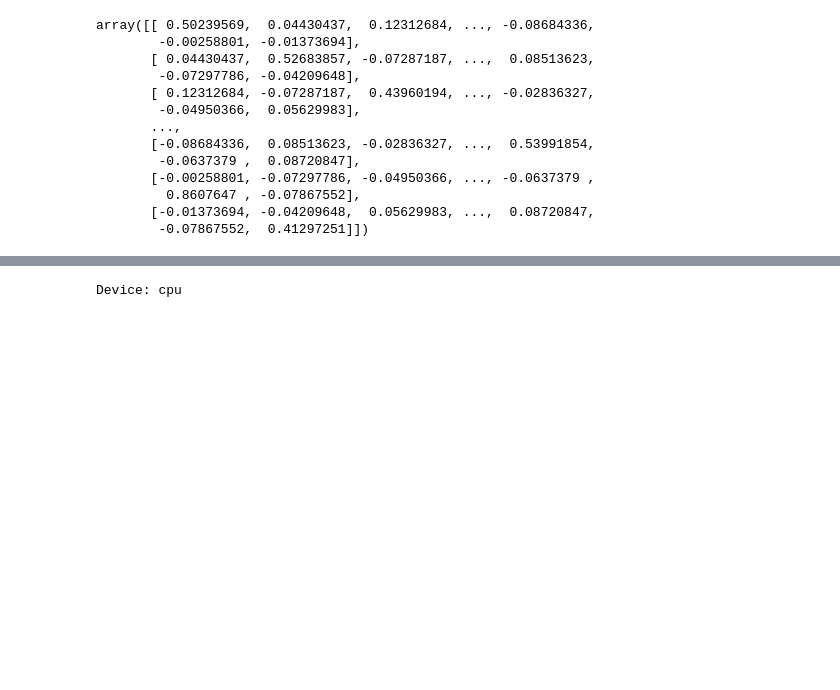
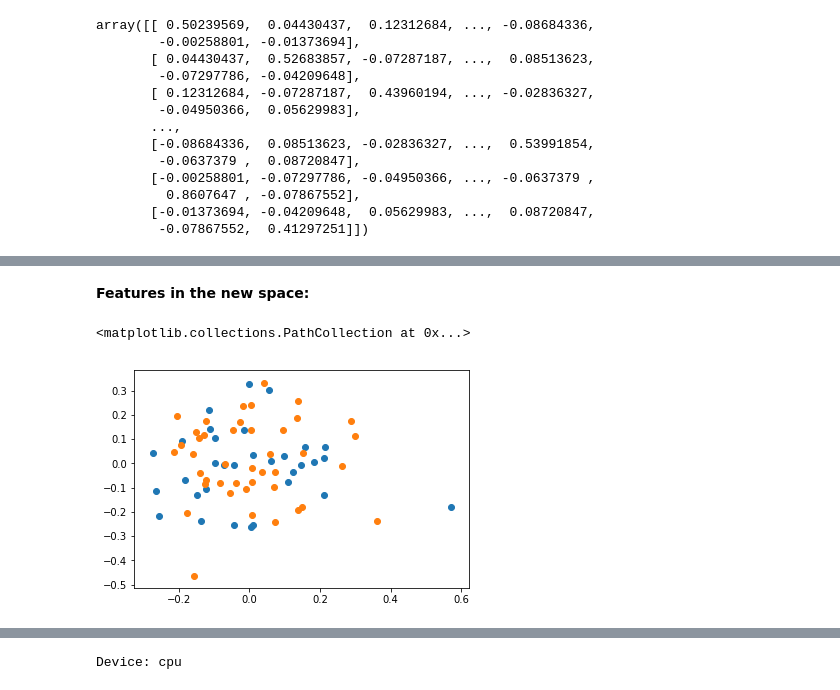
Before and after one commit to NikolayKozyrskiy/Machine-Learning-2019, a Jupyter notebook: ML_Project_2019.ipynb, the cells around one changed output, grey strips where cells are left out. Saved outputs shown, nothing was run; the diff lists cells and outputs as text; code cells hidden in the pictures; blank space fills up the shorter version.

```diff
--- a/ML_Project_2019.ipynb
+++ b/ML_Project_2019.ipynb
@@ -625,0 +705,9 @@ NameError: name 'eigenvalues' is not defined
+# %% [markdown]
+**Features in the new space:**
+# %%
+unt = 32
+plt.scatter(eigenvectors[:,0][:unt]*np.sqrt(eigenvalues[0]), eigenvectors[:,1][:unt]*np.sqrt(eigenvalues[1]))
+plt.scatter(eigenvectors[:,0][unt:]*np.sqrt(eigenvalues[0]), eigenvectors[:,1][unt:]*np.sqrt(eigenvalues[1]))
+# %% [output]
+<matplotlib.collections.PathCollection at 0x...>
+[figure, added]
```
Also changed, not shown: parts of 62 cells of this notebook.
